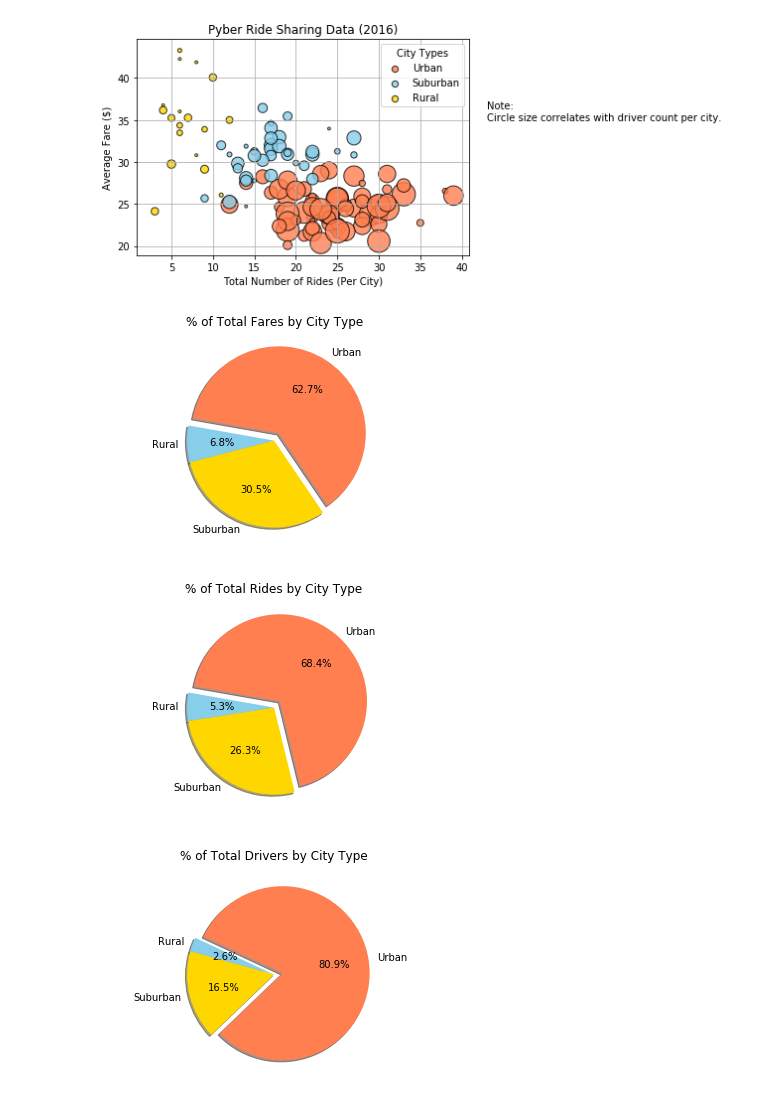
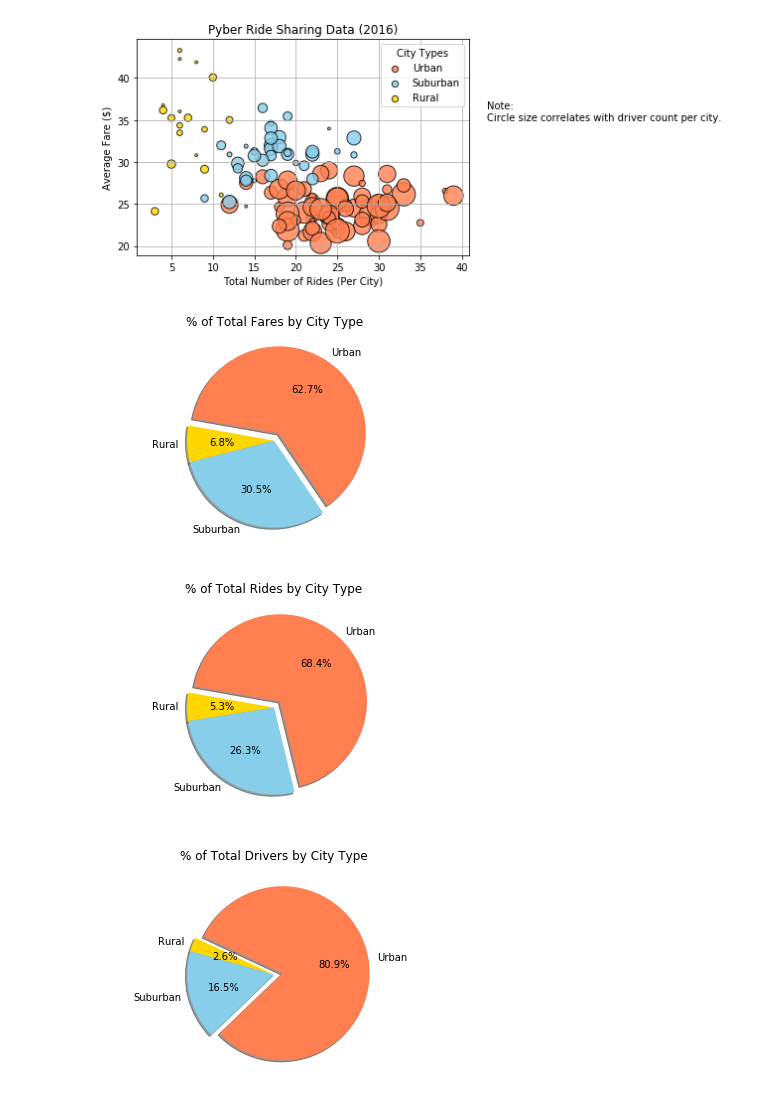
Before and after one commit to ariansadri/HomeWork5, a Jupyter notebook: Pyber.ipynb, the cells around one changed output. Saved outputs shown, nothing was run; the diff lists cells and outputs as text; code cells hidden in the pictures.

```diff
--- a/Pyber.ipynb
+++ b/Pyber.ipynb
@@ -63,35 +63,35 @@ plt.show()
 # %%
 city_types = merge_data_df.groupby(["type"])
 total_fares = city_types["fare"].sum()
 labels = ["Rural", "Suburban", "Urban"]
 explode = (0,0, .1)
-colors = ["skyblue", "gold","coral"]
+colors = ["gold", "skyblue","coral"]
 plt.title("% of Total Fares by City Type")
 plt.axis("equal")
 plt.pie(total_fares, labels = labels, colors = colors , startangle = 170, explode = explode,autopct="%1.1f%%", shadow = True)
 plt.savefig("LearnPython/%ofTotalFaresbyCityType")
 # %% [output]
-[figure, old version]
+[figure, new version]
 # %%
 total_rides = city_types["ride_id"].count()
 labels = ["Rural", "Suburban", "Urban"]
 explode = (0,0, .1)
-colors = ["skyblue", "gold","coral"]
+colors = ["gold", "skyblue","coral"]
 plt.title("% of Total Rides by City Type")
 plt.axis("equal")
 plt.pie(total_rides, labels = labels, colors = colors , startangle = 170, explode = explode,autopct="%1.1f%%", shadow = True)
 plt.savefig("LearnPython/%ofTotalRidesbyCityType")
 # %% [output]
-[figure, old version]
+[figure, new version]
 # %%
 unique_city = city_data.groupby(["type"])
 total_drivers = unique_city["driver_count"].sum()
 labels = ["Rural", "Suburban", "Urban"]
 explode = (0,0, .1)
-colors = ["skyblue", "gold","coral"]
+colors = ["gold", "skyblue","coral"]
 plt.title("% of Total Drivers by City Type")
 plt.axis("equal")
 plt.pie(total_drivers, labels = labels, colors = colors , startangle = 155, explode = explode,autopct="%1.1f%%", shadow = True)
 plt.savefig("LearnPython/%ofTotalDriversbyCityType")
 # %% [output]
-[figure, old version]
+[figure, new version]
```
Also changed, not shown: 6 other files.
